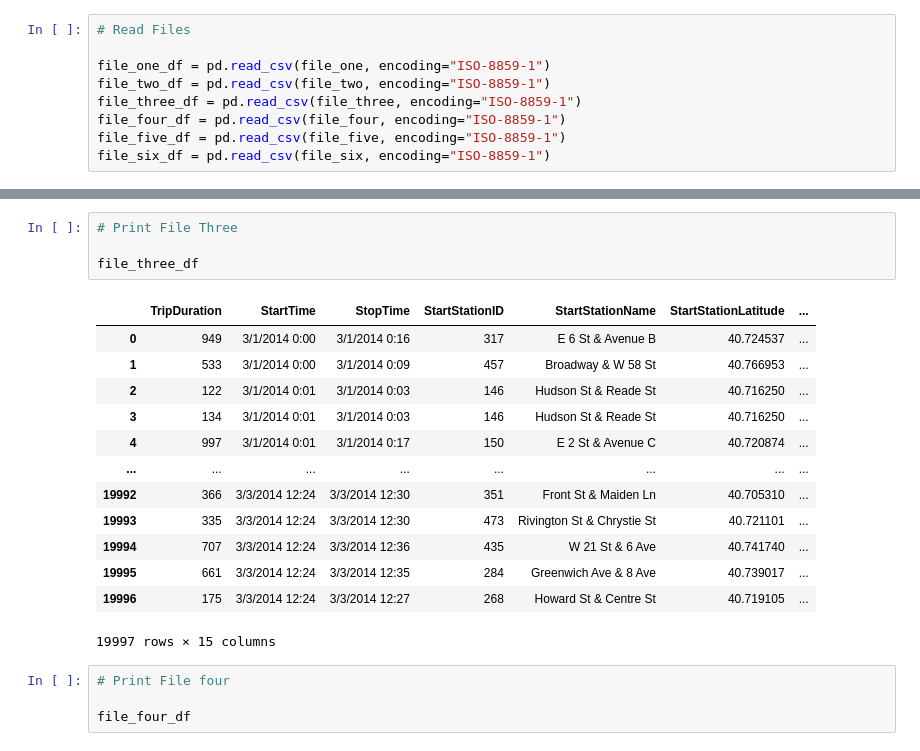
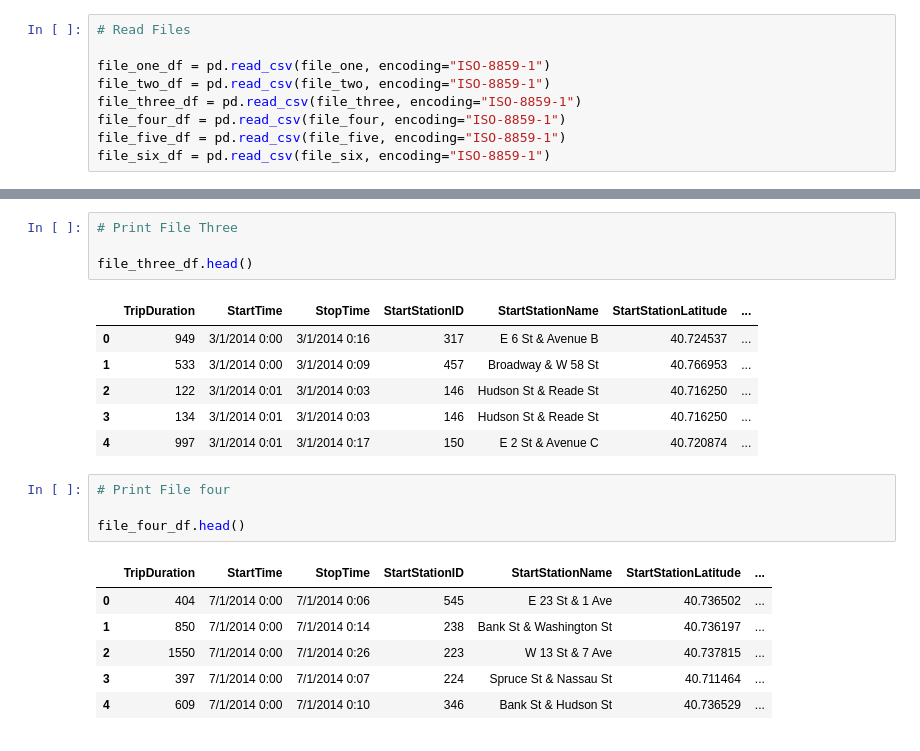
Before and after one commit to mathewqpmiller/Tableau-CitBikeAnalysis, a Jupyter notebook: CitiBikeWebData.ipynb, the cells around one changed output, grey strips where cells are left out. Drawn from its saved outputs; the diff is of its cells as text.

```diff
--- a/CitiBikeWebData.ipynb
+++ b/CitiBikeWebData.ipynb
@@ -61,25 +47,25 @@ file_two_df
 # %%
 # Print File Three
 
-file_three_df
+file_three_df.head()
 # %% [output]
 |  | TripDuration | StartTime | StopTime | StartStationID | StartStationName | StartStationLatitude | ... |
 | 0 | 949 | 3/1/2014 0:00 | 3/1/2014 0:16 | 317 | E 6 St & Avenue B | 40.724537 | ... |
 | 1 | 533 | 3/1/2014 0:00 | 3/1/2014 0:09 | 457 | Broadway & W 58 St | 40.766953 | ... |
 | 2 | 122 | 3/1/2014 0:01 | 3/1/2014 0:03 | 146 | Hudson St & Reade St | 40.716250 | ... |
 | 3 | 134 | 3/1/2014 0:01 | 3/1/2014 0:03 | 146 | Hudson St & Reade St | 40.716250 | ... |
 | 4 | 997 | 3/1/2014 0:01 | 3/1/2014 0:17 | 150 | E 2 St & Avenue C | 40.720874 | ... |
-| ... | ... | ... | ... | ... | ... | ... | ... |
-| 19992 | 366 | 3/3/2014 12:24 | 3/3/2014 12:30 | 351 | Front St & Maiden Ln | 40.705310 | ... |
-| 19993 | 335 | 3/3/2014 12:24 | 3/3/2014 12:30 | 473 | Rivington St & Chrystie St | 40.721101 | ... |
-| 19994 | 707 | 3/3/2014 12:24 | 3/3/2014 12:36 | 435 | W 21 St & 6 Ave | 40.741740 | ... |
-| 19995 | 661 | 3/3/2014 12:24 | 3/3/2014 12:35 | 284 | Greenwich Ave & 8 Ave | 40.739017 | ... |
-| 19996 | 175 | 3/3/2014 12:24 | 3/3/2014 12:27 | 268 | Howard St & Centre St | 40.719105 | ... |
-19997 rows × 15 columns
 # %%
 # Print File four
 
-file_four_df
+file_four_df.head()
+# %% [output]
+|  | TripDuration | StartTime | StopTime | StartStationID | StartStationName | StartStationLatitude | ... |
+| 0 | 404 | 7/1/2014 0:00 | 7/1/2014 0:06 | 545 | E 23 St & 1 Ave | 40.736502 | ... |
+| 1 | 850 | 7/1/2014 0:00 | 7/1/2014 0:14 | 238 | Bank St & Washington St | 40.736197 | ... |
+| 2 | 1550 | 7/1/2014 0:00 | 7/1/2014 0:26 | 223 | W 13 St & 7 Ave | 40.737815 | ... |
+| 3 | 397 | 7/1/2014 0:00 | 7/1/2014 0:07 | 224 | Spruce St & Nassau St | 40.711464 | ... |
+| 4 | 609 | 7/1/2014 0:00 | 7/1/2014 0:10 | 346 | Bank St & Hudson St | 40.736529 | ... |
 # %%
 # Print File five
 
```
Also changed, not shown: parts of 6 cells of this notebook, 1 other file.
